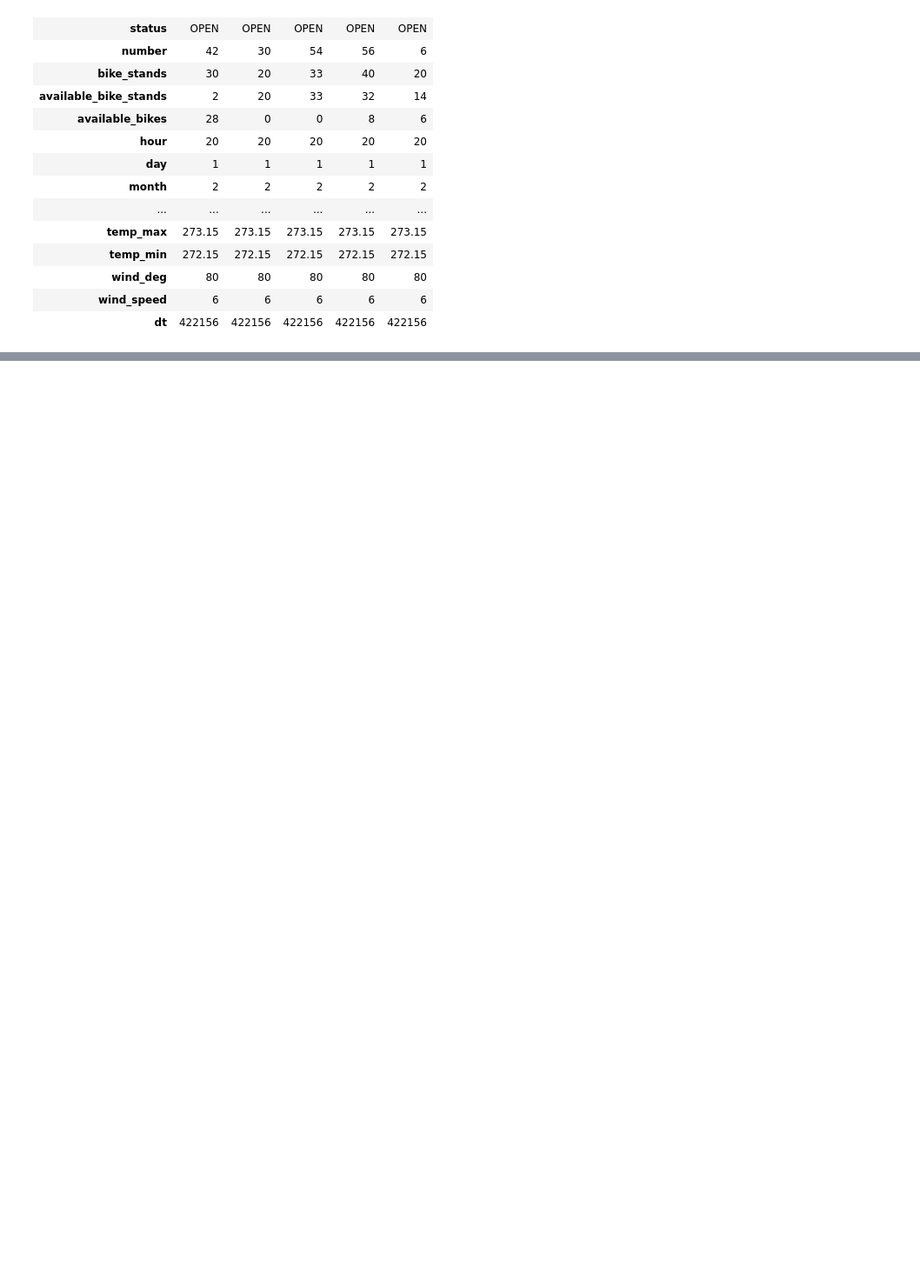
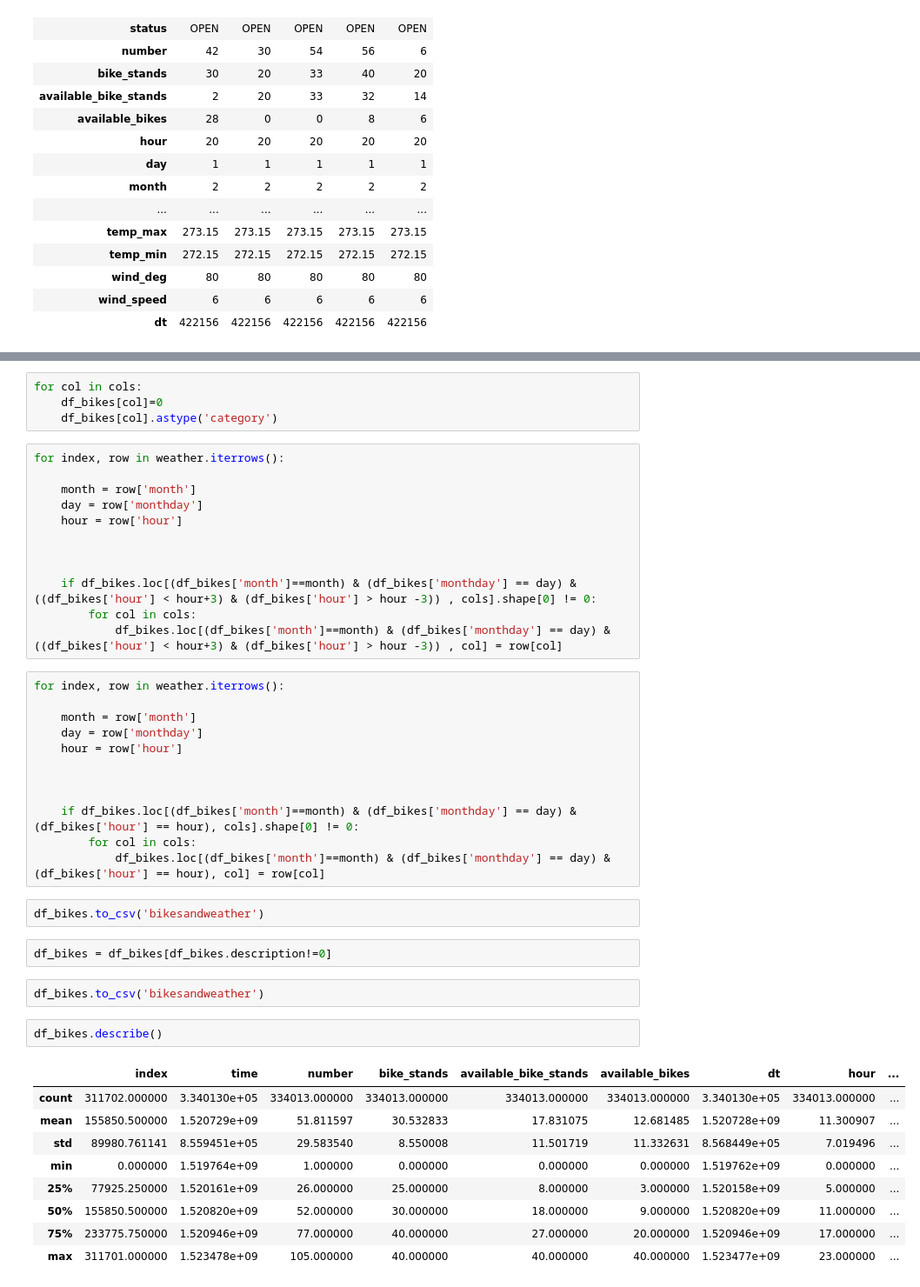
Before and after one commit to Ematrix163/Dublin_bikes, a Jupyter notebook: src/analytics/merger.ipynb, the cells around one changed output, grey strips where cells are left out. Shown at 87% size. Saved outputs shown, nothing was run; the diff lists cells and outputs as text; blank space fills up the shorter version.

```diff
--- a/src/analytics/merger.ipynb
+++ b/src/analytics/merger.ipynb
@@ -230,0 +278,46 @@ df_bikes.head().T
+# %%
+for col in cols:
+    df_bikes[col]=0
+    df_bikes[col].astype('category')
+# %%
+for index, row in weather.iterrows():
+
+    month = row['month']
+    day = row['monthday']
+    hour = row['hour']
+
+
+
+    if df_bikes.loc[(df_bikes['month']==month) & (df_bikes['monthday'] == day) & ((df_bikes['hour'] < hour+3) & (df_bikes['hour'] > hour -3)) , cols].shape[0] != 0:
+        for col in cols:
+            df_bikes.loc[(df_bikes['month']==month) & (df_bikes['monthday'] == day) & ((df_bikes['hour'] < hour+3) & (df_bikes['hour'] > hour -3)) , col] = row[col]
+# %%
+for index, row in weather.iterrows():
+
+    month = row['month']
+    day = row['monthday']
+    hour = row['hour']
+
+
+
+    if df_bikes.loc[(df_bikes['month']==month) & (df_bikes['monthday'] == day) & (df_bikes['hour'] == hour), cols].shape[0] != 0:
+        for col in cols:
+            df_bikes.loc[(df_bikes['month']==month) & (df_bikes['monthday'] == day) & (df_bikes['hour'] == hour), col] = row[col]
+# %%
+df_bikes.to_csv('bikesandweather')
+# %%
+df_bikes = df_bikes[df_bikes.description!=0]
+# %%
+df_bikes.to_csv('bikesandweather')
+# %%
+df_bikes.describe()
+# %% [output]
+|  | index | time | number | bike_stands | available_bike_stands | available_bikes | dt | hour | ... |
+| count | 311702.000000 | 3.340130e+05 | 334013.000000 | 334013.000000 | 334013.000000 | 334013.000000 | 3.340130e+05 | 334013.000000 | ... |
+| mean | 155850.500000 | 1.520729e+09 | 51.811597 | 30.532833 | 17.831075 | 12.681485 | 1.520728e+09 | 11.300907 | ... |
+| std | 89980.761141 | 8.559451e+05 | 29.583540 | 8.550008 | 11.501719 | 11.332631 | 8.568449e+05 | 7.019496 | ... |
+| min | 0.000000 | 1.519764e+09 | 1.000000 | 0.000000 | 0.000000 | 0.000000 | 1.519762e+09 | 0.000000 | ... |
+| 25% | 77925.250000 | 1.520161e+09 | 26.000000 | 25.000000 | 8.000000 | 3.000000 | 1.520158e+09 | 5.000000 | ... |
+| 50% | 155850.500000 | 1.520820e+09 | 52.000000 | 30.000000 | 18.000000 | 9.000000 | 1.520820e+09 | 11.000000 | ... |
+| 75% | 233775.750000 | 1.520946e+09 | 77.000000 | 40.000000 | 27.000000 | 20.000000 | 1.520946e+09 | 17.000000 | ... |
+| max | 311701.000000 | 1.523478e+09 | 105.000000 | 40.000000 | 40.000000 | 40.000000 | 1.523477e+09 | 23.000000 | ... |
```
Also changed, not shown: parts of 10 cells of this notebook, 4 other files.
